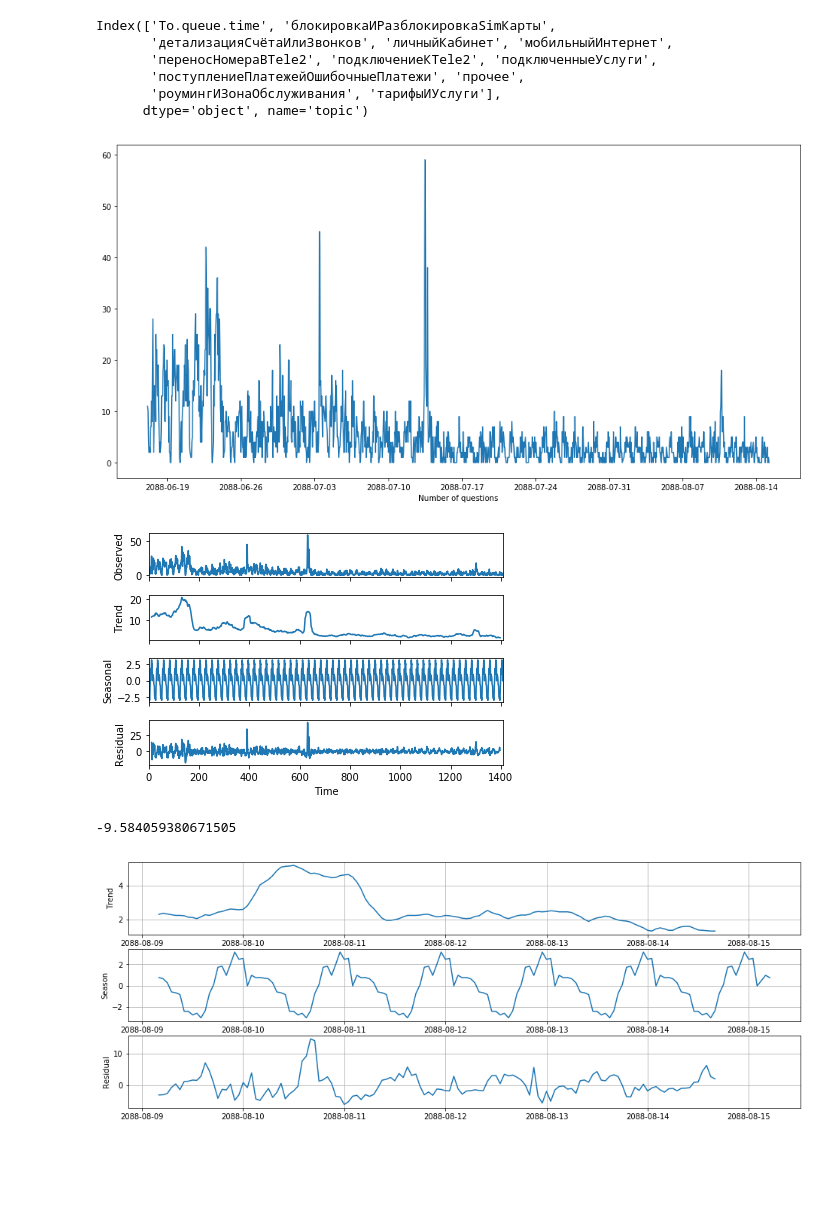
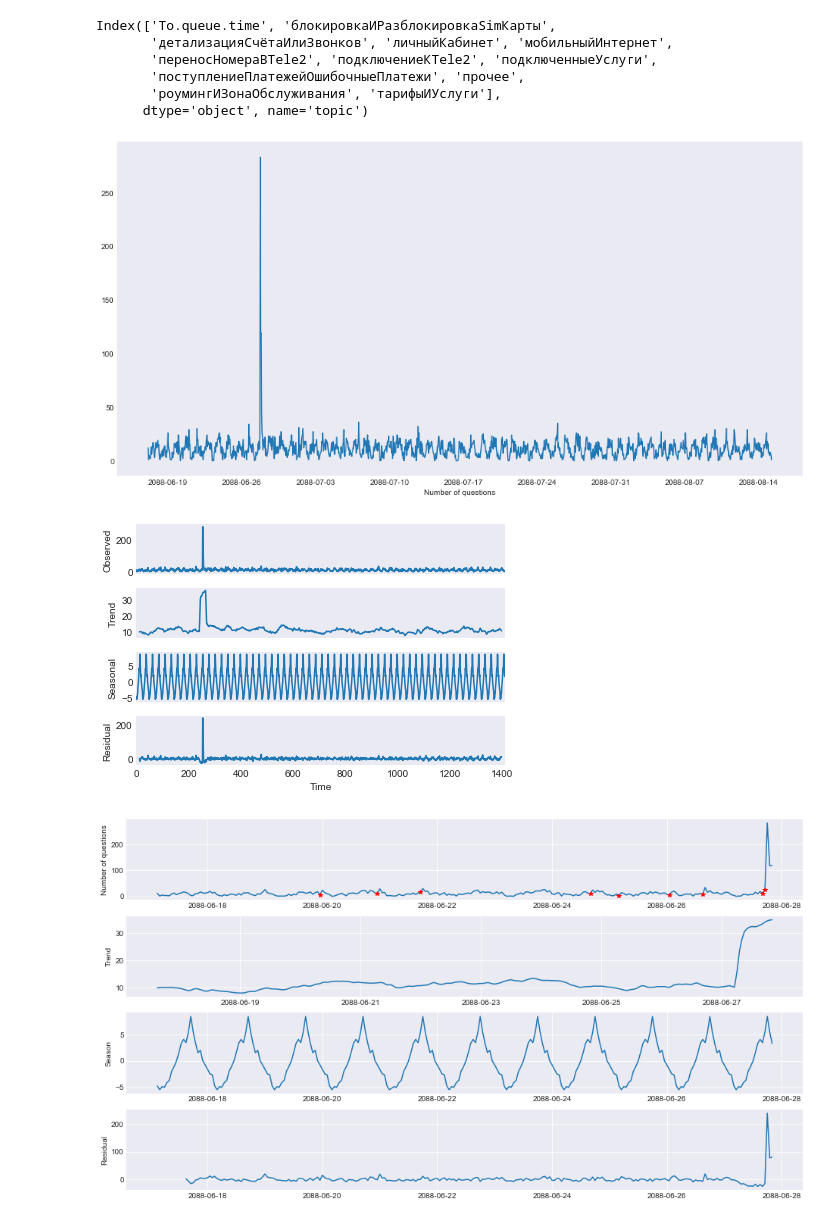
Before and after one commit to HackFactory/TELE2Hack, a Jupyter notebook: anomaly_detection.ipynb, the cells around one changed output. Saved outputs shown, nothing was run; the diff lists cells and outputs as text; code cells hidden in the pictures; blank space fills up the shorter version.

```diff
--- a/anomaly_detection.ipynb
+++ b/anomaly_detection.ipynb
@@ -5,6 +5,8 @@ from matplotlib import pyplot as plt
 import datetime
 from statsmodels.tsa.seasonal import seasonal_decompose
 from matplotlib import pyplot
+import seaborn as sns
+sns.set_style("dark")
 # %% [markdown]
 # Read data
 # %%
@@ -113,10 +112,12 @@ Index(['To.queue.time', 'блокировкаИРазблокировкаSimКа
        'роумингИЗонаОбслуживания', 'тарифыИУслуги'],
       dtype='object', name='topic')
 # %%
+topic_to_check = 'мобильныйИнтернет'
+
 plt.figure(figsize=(16,8))
-plt.plot(data_time['To.queue.time'], data_time['личныйКабинет'])
+plt.plot(data_time['To.queue.time'], data_time[topic_to_check])
 plt.xlabel('Time')
 plt.xlabel('Number of questions')
 plt.show()
 # %% [output]
-[figure, old version]
+[figure, new version]
@@ -125,41 +124,44 @@ plt.show()
-# %%
-topic_to_check = 'личныйКабинет'
 # %%
 series = np.array(data_time[topic_to_check])
 result = seasonal_decompose(series, model='additive', freq=24)
 result.plot()
 pyplot.show()
 # %% [output]
-[figure, old version]
+[figure, new version]
-# %%
-np.percentile(result.resid[~np.isnan(result.resid)], 0.9)
-# %% [output]
--9.584059380671505
 # %%
-n_steps = 144
-
-trend = result.trend[-n_steps:]
-season = result.seasonal[-n_steps:]
-resid = result.resid[-n_steps:]
-date_time = data_time['To.queue.time'][-n_steps:]
+n_steps = 257
+trend = result.trend[:n_steps]
+season = result.seasonal[:n_steps]
+resid = result.resid[:n_steps]
+series_to_show = series[:n_steps]
+date_time = data_time['To.queue.time'][:n_steps]
 # %%
-plt.figure(figsize=(16,6))
+plt.figure(figsize=(16,9))
 plt.title(topic_to_check)
-plt.show
 
-ax1 = plt.subplot(311)
-ax1.plot(date_time, trend)
-ax1.set_ylabel('Trend')
+# simple approach to detect anomaly
+diff_values = np.diff(series_to_show)
+ind_anomaly = diff_values>10
+
+ax1 = plt.subplot(411)
+ax1.plot(date_time, series_to_show)
+ax1.plot(date_time[np.where(ind_anomaly)[0]], series_to_show[np.where(ind_anomaly)[0]], '*r')
+ax1.set_ylabel('Number of questions')
 ax1.grid()
 
-ax2 = plt.subplot(312, sharex=ax1)
-ax2.plot(date_time, season)
-ax2.set_ylabel('Season')
+ax2 = plt.subplot(412)
+ax2.plot(date_time, trend)
+ax2.set_ylabel('Trend')
 ax2.grid()
 
-ax3 = plt.subplot(313, sharex=ax1)
-ax3.plot(date_time, resid)
-ax3.set_ylabel('Residual')
+ax3 = plt.subplot(413, sharex=ax1)
+ax3.plot(date_time, season)
+ax3.set_ylabel('Season')
 ax3.grid()
+
+ax4 = plt.subplot(414, sharex=ax1)
+ax4.plot(date_time, resid)
+ax4.set_ylabel('Residual')
+ax4.grid()
 # %% [output]
-[figure, old version]
+[figure, new version]
```
Also changed, not shown: parts of 5 cells of this notebook, 1 other file.
